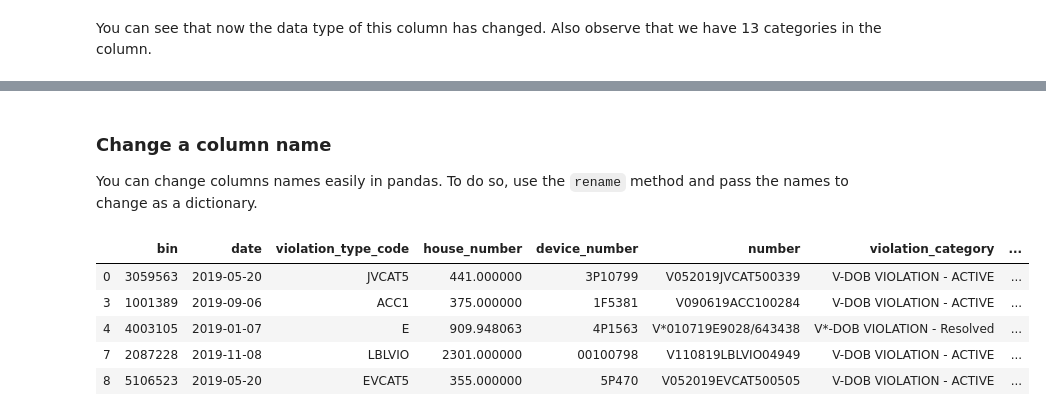
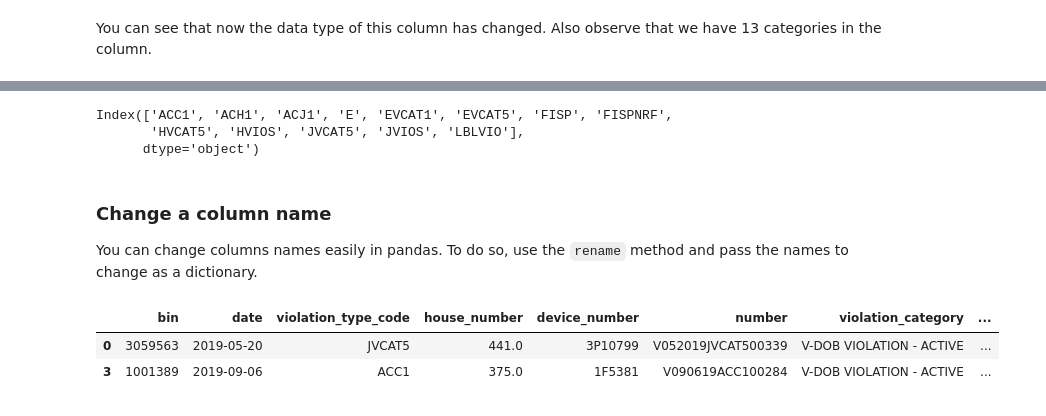
Before and after one commit to michalis0/DataScience_and_MachineLearning, a Jupyter notebook: week2/Data_Cleaning_in_Pandas.ipynb, the cells around one changed output, grey strips where cells are left out. Saved outputs shown, nothing was run; the diff lists cells and outputs as text; code cells hidden in the pictures.

Commit message:
w2 chained indexing rev

```diff
--- a/week2/Data_Cleaning_in_Pandas.ipynb
+++ b/week2/Data_Cleaning_in_Pandas.ipynb
@@ -240,3 +333,9 @@ Categories (13, object): [ACC1, ACH1, ACJ1, E, ..., HVIOS, JVCAT5, JVIOS, LBLVIO
+# %%
+df.violation_type_code.cat.categories
+# %% [output]
+Index(['ACC1', 'ACH1', 'ACJ1', 'E', 'EVCAT1', 'EVCAT5', 'FISP', 'FISPNRF',
+       'HVCAT5', 'HVIOS', 'JVCAT5', 'JVIOS', 'LBLVIO'],
+      dtype='object')
 # %% [markdown]
 ### Change a column name
 
@@ -244,11 +343,8 @@ You can change columns names easily in pandas. To do so, use the `rename` method
 # %%
 df.rename(columns = {"issue_date": "date"}, inplace=True)
 # %%
-df.head()
+df.head(2)
 # %% [output]
 |  | bin | date | violation_type_code | house_number | device_number | number | violation_category | ... |
-| 0 | 3059563 | 2019-05-20 | JVCAT5 | 441.000000 | 3P10799 | V052019JVCAT500339 | V-DOB VIOLATION - ACTIVE | ... |
-| 3 | 1001389 | 2019-09-06 | ACC1 | 375.000000 | 1F5381 | V090619ACC100284 | V-DOB VIOLATION - ACTIVE | ... |
-| 4 | 4003105 | 2019-01-07 | E | 909.948063 | 4P1563 | V*010719E9028/643438 | V*-DOB VIOLATION - Resolved | ... |
-| 7 | 2087228 | 2019-11-08 | LBLVIO | 2301.000000 | 00100798 | V110819LBLVIO04949 | V-DOB VIOLATION - ACTIVE | ... |
-| 8 | 5106523 | 2019-05-20 | EVCAT5 | 355.000000 | 5P470 | V052019EVCAT500505 | V-DOB VIOLATION - ACTIVE | ... |
+| 0 | 3059563 | 2019-05-20 | JVCAT5 | 441.0 | 3P10799 | V052019JVCAT500339 | V-DOB VIOLATION - ACTIVE | ... |
+| 3 | 1001389 | 2019-09-06 | ACC1 | 375.0 | 1F5381 | V090619ACC100284 | V-DOB VIOLATION - ACTIVE | ... |
```
Also changed, not shown: parts of 23 cells of this notebook, 2 other files.
